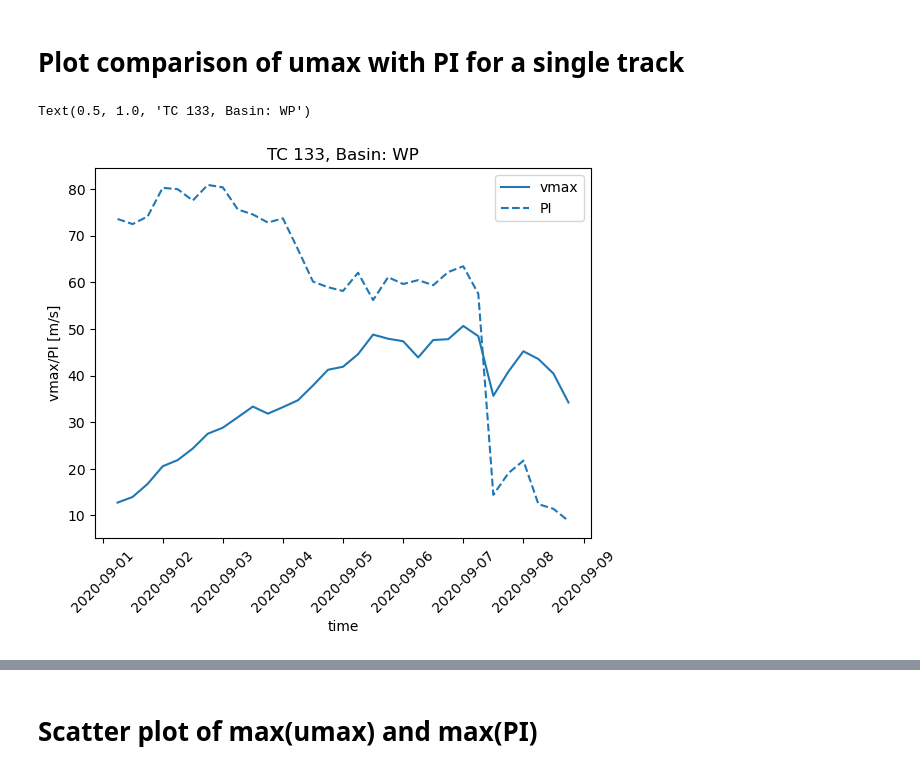
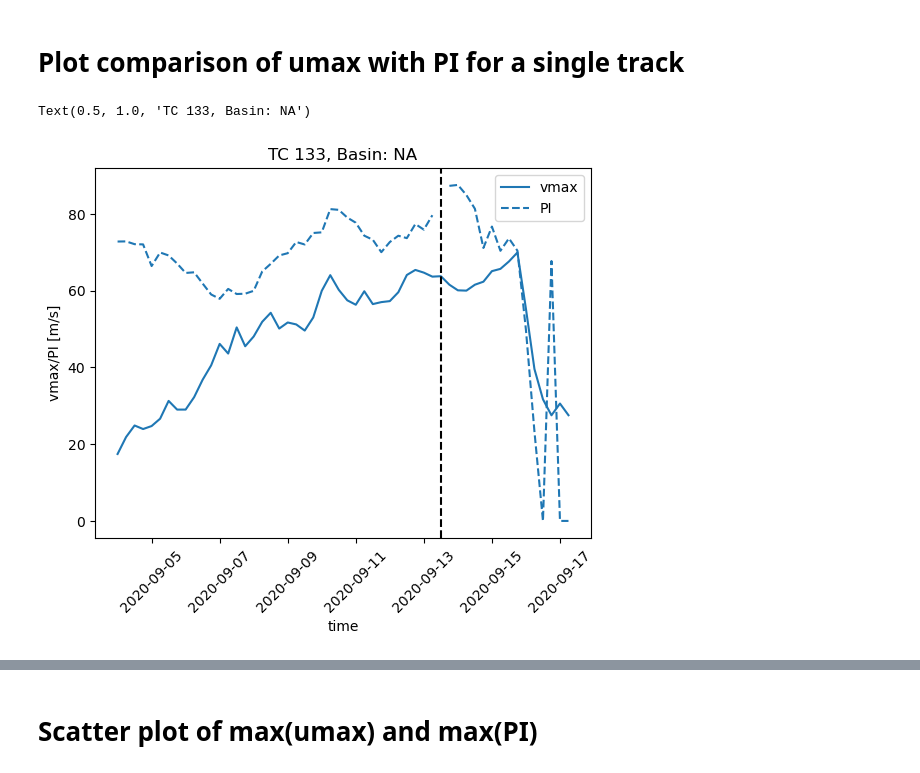
Before and after one commit to trackow/hk25-teams, a Jupyter notebook: hk25-TropCyc/notebooks/PI_track.ipynb, the cells around one changed output, grey strips where cells are left out. Saved outputs shown, nothing was run; the diff lists cells and outputs as text; code cells hidden in the pictures.

```diff
--- a/hk25-TropCyc/notebooks/PI_plot.ipynb
+++ b/hk25-TropCyc/notebooks/PI_track.ipynb
@@ -85,6 +89,7 @@ tracks.hrcn.plot_tracks()
 (<Figure size 1000x1000 with 1 Axes>, <GeoAxes: xlabel='lon', ylabel='lat'>)
 [figure]
 # %%
+dt = np.timedelta64(3, "D") #dt before cyclone passage for PI computation
 vname = "vmax"
 results = []
 
@@ -95,7 +100,7 @@ for tid in tqdm(track_ids, desc="Interpolating tracks"):
     tsel = tracks.where(tracks.track_id == tid, drop=True)
 
     # Shift time
-    t_shifted = tsel["time"].values - np.timedelta64(3, "D")
+    t_shifted = tsel["time"].values - dt
     t_shifted = np.clip(t_shifted, dspi.time.values[0], dspi.time.values[-1])
 
     # Bounds check for lat/lon
@@ -112,7 +117,7 @@ for tid in tqdm(track_ids, desc="Interpolating tracks"):
         time=xr.DataArray(t_shifted[in_bounds], dims="time"),
         lat=xr.DataArray(tsel["lat"].values[in_bounds], dims="time"),
         lon=xr.DataArray(tsel["lon"].values[in_bounds], dims="time"),
-        method="linear"
+        method="nearest"
     )
 
     # Package result
@@ -175,27 +180,33 @@ result["basin"] = ("point", basin_array)
 # %%
 '''plot example'''
 '''plotting actual intensity (either at 925 or 850hPa)
-and comparing it to its PI 1 day before the cyclone passes from this location'''
+and comparing it to its PI dt time (variable defined above)
+before the cyclone passes from this location'''
+
+i = 38
+track_ti = track.where(track.time==time_track[i], drop=True)
 
 vname_umax = "wind_max_925"
-track_id=60
+track_id=66
 #track_id = result.track_id[result[vname_umax].argmax().compute()]
 
 mask = result.track_id==track_id
-basin = np.unique(result.where(mask, drop=True)["basin"])[0]
-time_track = result.where(mask, drop=True)["time"]
-time_pi = result.where(mask, drop=True)["time_pi"]
-track_umax = result.where(mask, drop=True)[vname_umax]
-track_pi = result.where(mask, drop=True)["vmax"]
+track = result.where(mask, drop=True)
+basin = np.unique(track["basin"])[0]
+time_track = track["time"]
+time_pi = track["time_pi"]
+track_umax = track[vname_umax]
+track_pi = track["vmax"]
 
 fig, ax = plt.subplots()
 ax.plot(time_track, track_umax, color=colors[0], label="vmax")
 ax.plot(time_track, track_pi, color=colors[0], ls='--', label="PI")
+ax.axvline(track_ti.time, color='k', ls='--')
 ax.tick_params(axis='x', labelrotation=45)
 ax.set_xlabel("time")
 ax.set_ylabel(f"vmax/PI [{dspi["vmax"].units}]")#
 ax.legend()
 ax.set_title(f"TC {tid}, Basin: {basin}")
 # %% [output]
-Text(0.5, 1.0, 'TC 133, Basin: WP')
+Text(0.5, 1.0, 'TC 133, Basin: NA')
-[figure, old version]
+[figure, new version]
```
Also changed, not shown: parts of 2 cells of this notebook, 3 other files.
